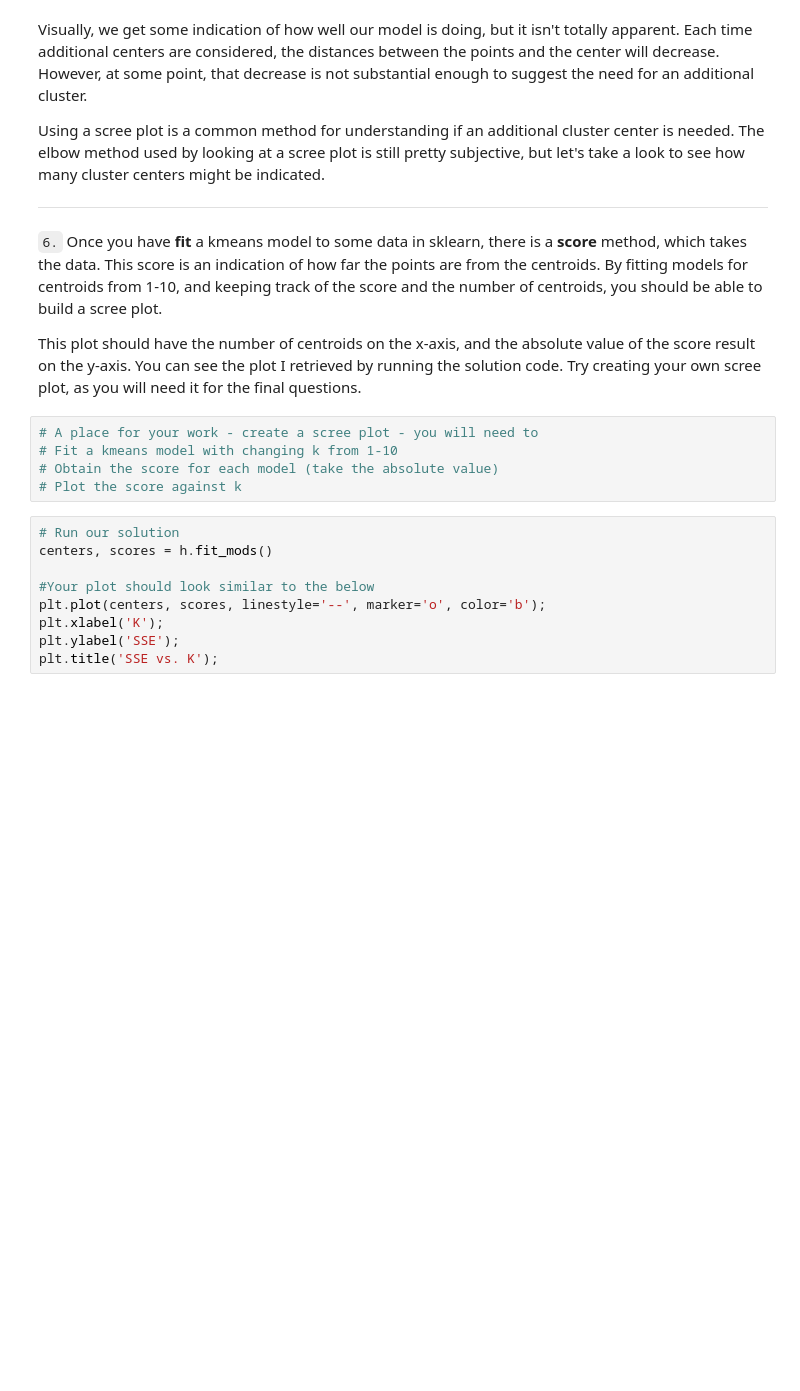
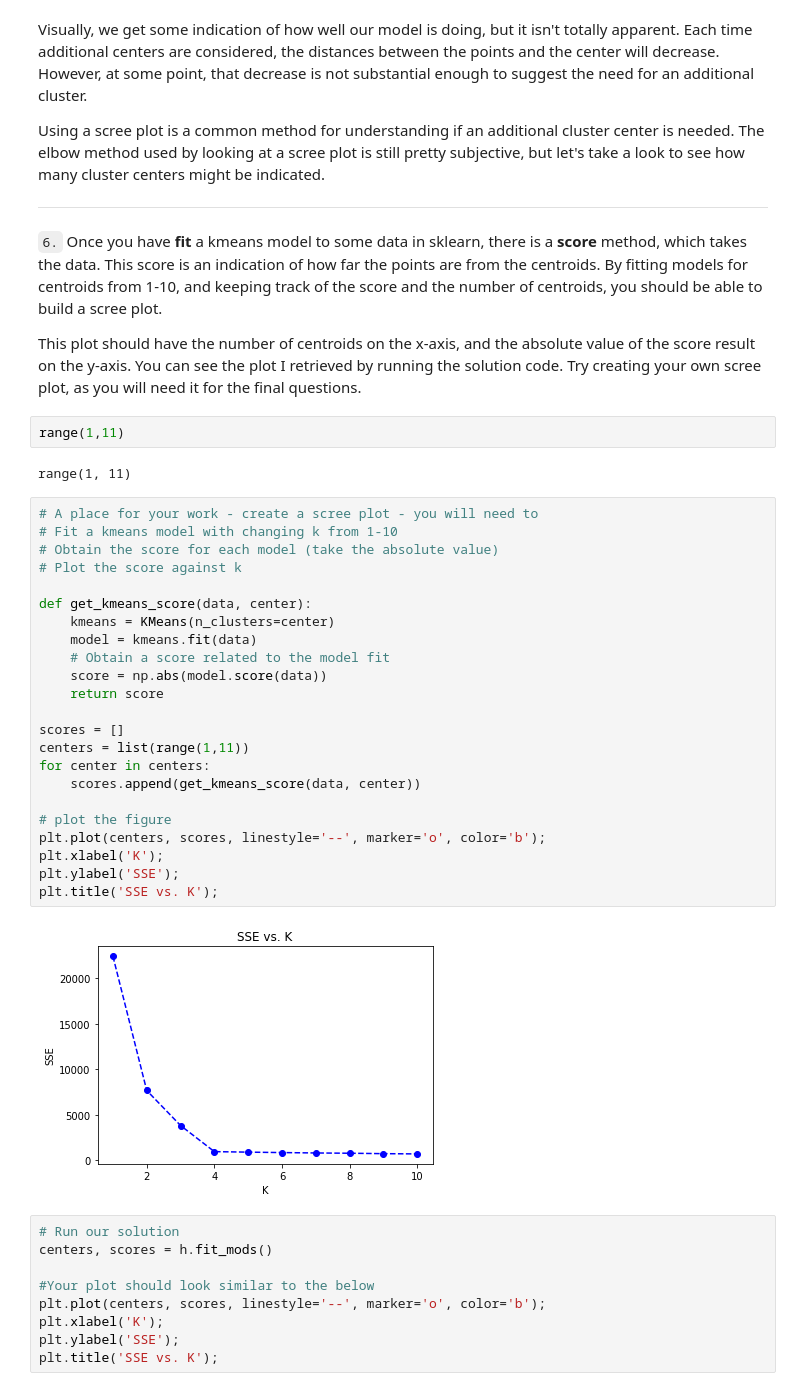
Before and after one commit to xinghuang-gao/Machine-Learning, a Jupyter notebook: unsupervised_Changing K.ipynb, the cells around one changed output. Cells and saved outputs as stored; diff of their text form; blank space fills up the shorter version.

```diff
--- a/unsupervised_Changing K.ipynb
+++ b/unsupervised_Changing K.ipynb
@@ -107,11 +119,35 @@ _________
 `6.` Once you have **fit** a kmeans model to some data in sklearn, there is a **score** method, which takes the data.  This score is an indication of how far the points are from the centroids.  By fitting models for centroids from 1-10, and keeping track of the score and the number of centroids, you should be able to build a scree plot.
 
 This plot should have the number of centroids on the x-axis, and the absolute value of the score result on the y-axis.  You can see the plot I retrieved by running the solution code.  Try creating your own scree plot, as you will need it for the final questions.
+# %%
+range(1,11)
+# %% [output]
+range(1, 11)
 # %%
 # A place for your work - create a scree plot - you will need to
 # Fit a kmeans model with changing k from 1-10
 # Obtain the score for each model (take the absolute value)
 # Plot the score against k
+
+def get_kmeans_score(data, center):
+    kmeans = KMeans(n_clusters=center)
+    model = kmeans.fit(data)
+    # Obtain a score related to the model fit
+    score = np.abs(model.score(data))
+    return score
+
+scores = []
+centers = list(range(1,11))
+for center in centers:
+    scores.append(get_kmeans_score(data, center))
+
+# plot the figure
+plt.plot(centers, scores, linestyle='--', marker='o', color='b');
+plt.xlabel('K');
+plt.ylabel('SSE');
+plt.title('SSE vs. K');
+# %% [output]
+[figure, added]
 # %%
 # Run our solution
 centers, scores = h.fit_mods()
```
Also changed, not shown: parts of 1 cell of this notebook.
